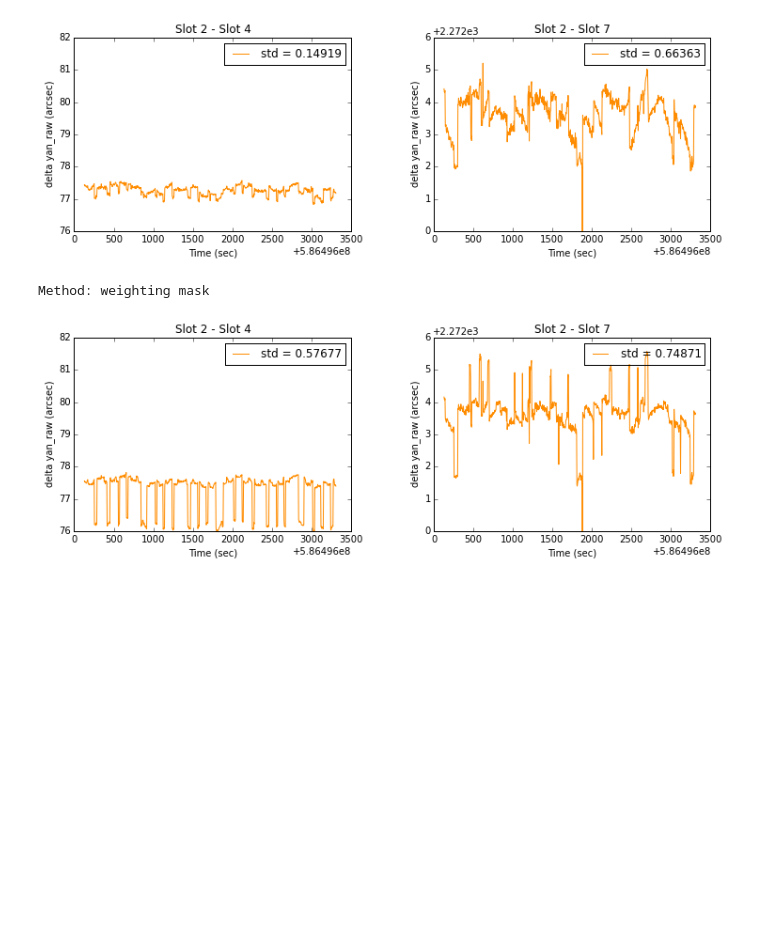
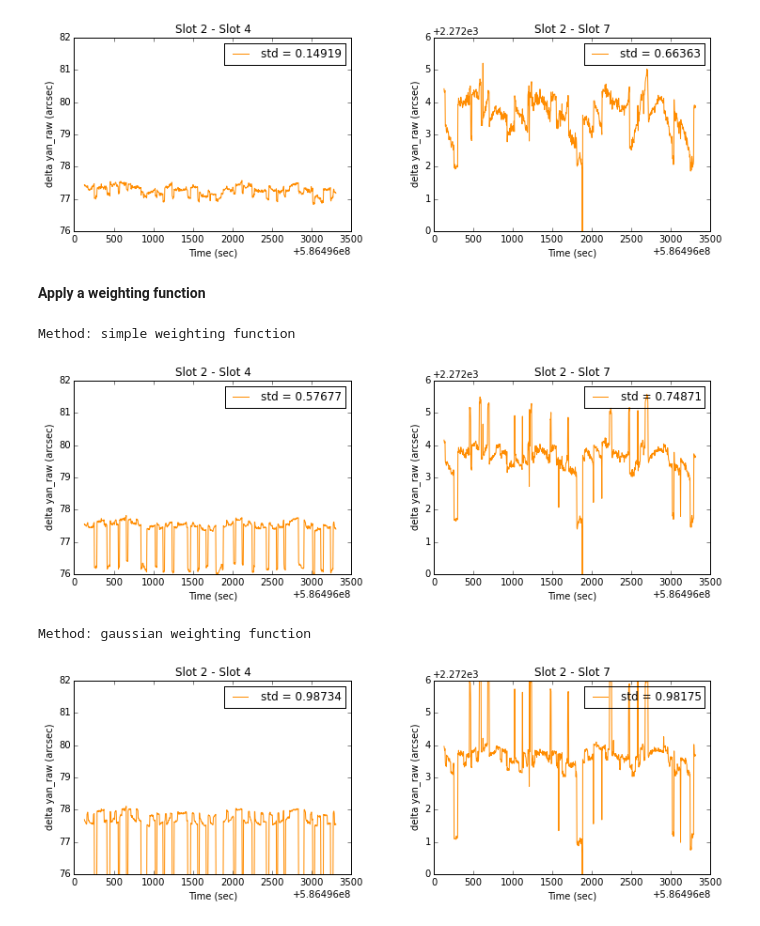
Before and after one commit to sot/aca_centroiding, a Jupyter notebook: aca_centroiding.ipynb, the cells around one changed output. Drawn from its saved outputs; the diff is of its cells as text; code cells hidden in the pictures; blank space fills up the shorter version.

```diff
--- a/aca_centroiding.ipynb
+++ b/aca_centroiding.ipynb
@@ -414,0 +370,2 @@ t_wm = Table(rows_wm)
+# %% [markdown]
+__Apply a weighting function__
@@ -415,6 +377,6 @@ t_wm = Table(rows_wm)
 # %%
-plot_d_ang(key, dt, t_wm)
-print "Method: weighting mask"
+plot_d_ang(key, dt, t_wf)
+print "Method: simple weighting function"
 # %% [output]
-Method: weighting mask
+Method: simple weighting function
 [figure]
@@ -421 +388,7 @@ Method: weighting mask
+# %%
+plot_d_ang(key, dt, t_wf)
+print "Method: gaussian weighting function"
+# %% [output]
+Method: gaussian weighting function
+[figure, added]
 # %%
```
Also changed, not shown: parts of 10 cells of this notebook.
